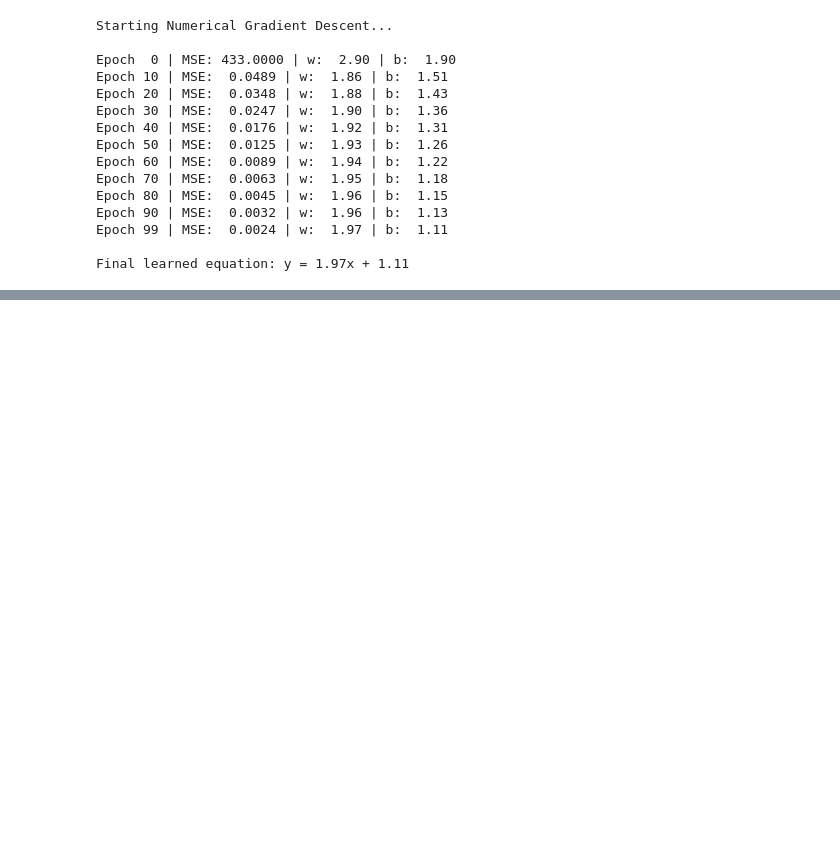
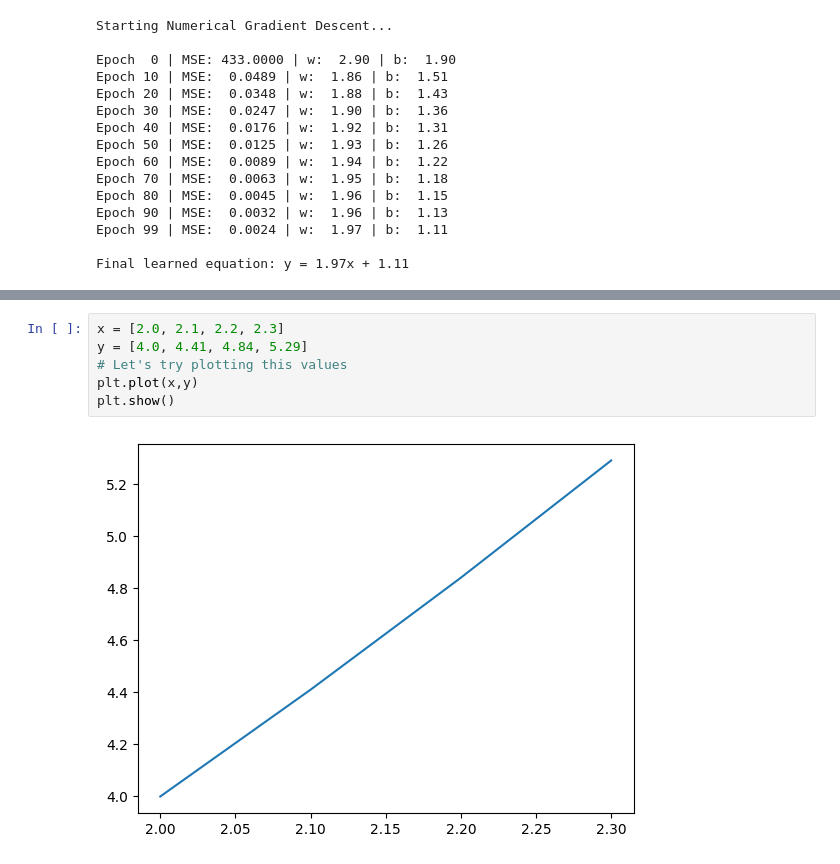
Before and after one commit to AyushDevadiga1/Machine-Learning, a Jupyter notebook: linear-regression/UnderstandingRegression.ipynb, the cells around one changed output, grey strips where cells are left out. Cells and saved outputs as stored; diff of their text form; blank space fills up the shorter version.

```diff
--- a/linear-regression/UnderstandingRegression.ipynb
+++ b/linear-regression/UnderstandingRegression.ipynb
@@ -135,0 +149,8 @@ Final learned equation: y = 1.97x + 1.11
+# %%
+x = [2.0, 2.1, 2.2, 2.3]
+y = [4.0, 4.41, 4.84, 5.29]
+# Let's try plotting this values
+plt.plot(x,y)
+plt.show()
+# %% [output]
+[figure, added]
```
Also changed, not shown: parts of 4 cells of this notebook.
